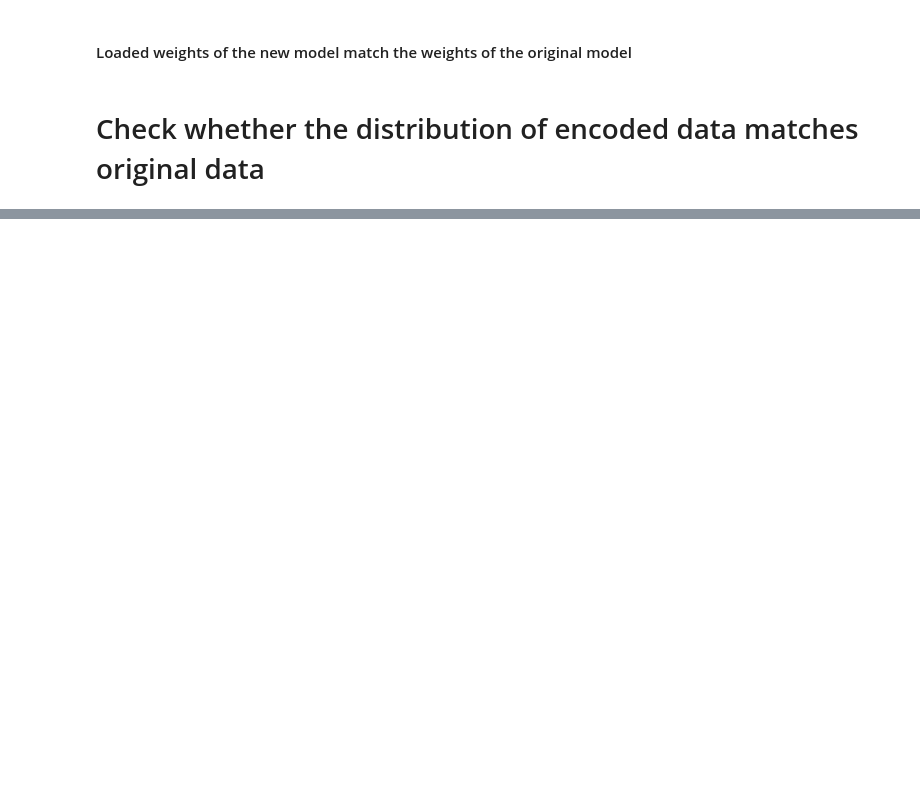
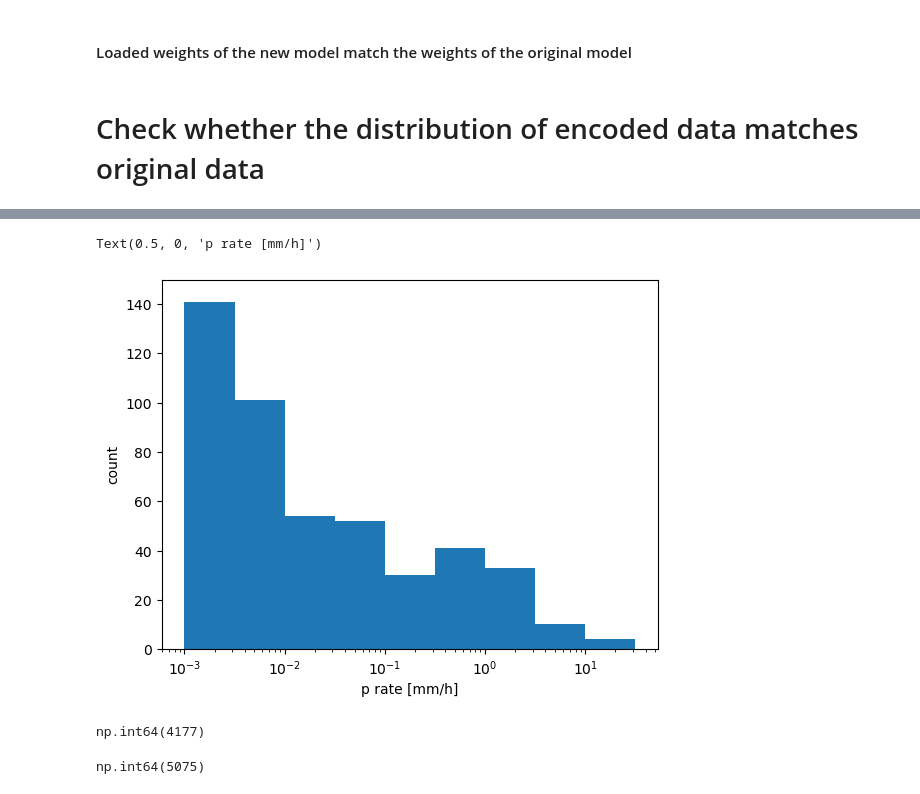
Before and after one commit to grace3906/IST597-PIML-Project, a Jupyter notebook: tinkering/autoencoder_testing.ipynb, the cells around one changed output, grey strips where cells are left out. Drawn from its saved outputs; the diff is of its cells as text; code cells hidden in the pictures; blank space fills up the shorter version.

```diff
--- a/tinkering/autoencoder_testing.ipynb
+++ b/tinkering/autoencoder_testing.ipynb
@@ -98,6 +144,6 @@ Weights saved successfully.
 ## REOPENING THE MODEL WITH WEIGHTS
 # %%
 ae1 = Autoencoder(latent_dim, shape)
-ae1.predict(train)
-ae1.load_weights(f'weights/IMERG_{latent_dim}_downsample.weights.h5')
+ae1.predict(tr_log_norm)
+ae1.load_weights(f'weights/IMERG_{latent_dim}_downsample_log.weights.h5')
 # %% [output]
@@ -150,0 +203,4 @@ plt.hist(pred[:, ::100].ravel())
+# %%
+pred_log_norm = ae1.predict(tr_log_norm[::1000])
+log_pred = pred_log_norm * (np.max(log_tr) - np.min(log_tr)) + np.min(log_tr)
+pred = np.exp(log_pred) - EPS
@@ -150,0 +209,17 @@ plt.hist(pred[:, ::100].ravel())
+# %%
+plt.hist(pred[:, ::100].ravel(), bins=10**np.arange(-3, 2, 0.5))
+plt.xscale('log')
+plt.ylim(0, 150)
+plt.ylabel('count')
+plt.xlabel('p rate [mm/h]')
+# %% [output]
+Text(0.5, 0, 'p rate [mm/h]')
+[figure, added]
+# %%
+(pred[:, ::100] < EPS).sum()
+# %% [output]
+np.int64(4177)
+# %%
+(train[::1000, ::100] < EPS).sum()
+# %% [output]
+np.int64(5075)
```
Also changed, not shown: parts of 16 cells of this notebook.
